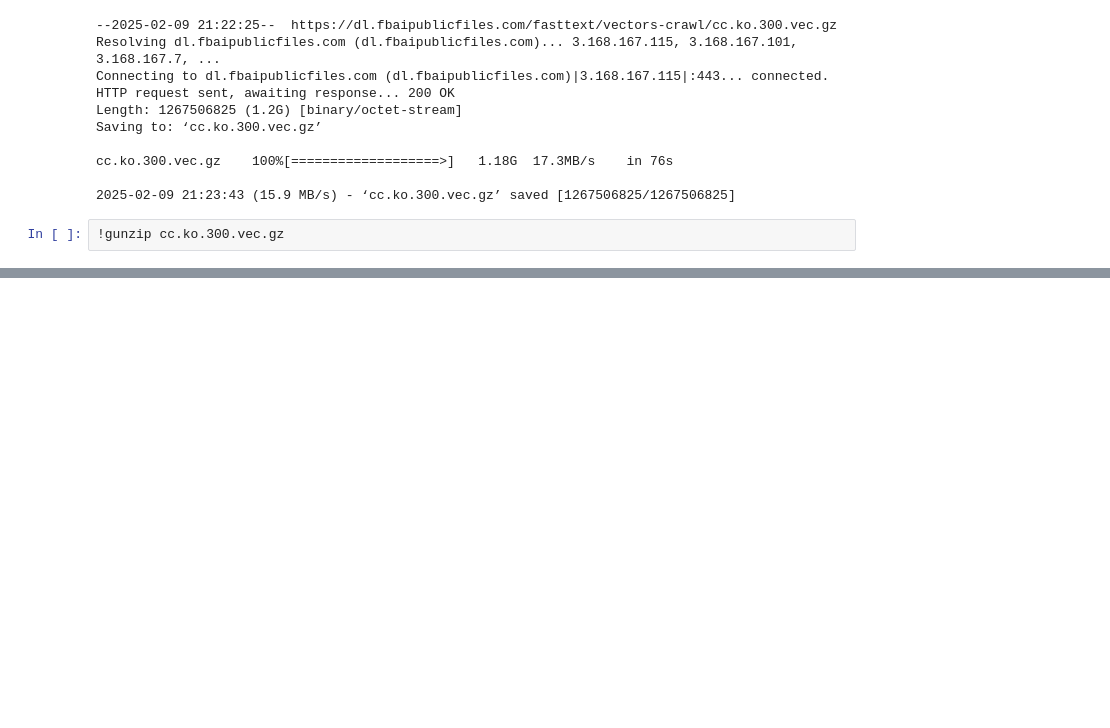
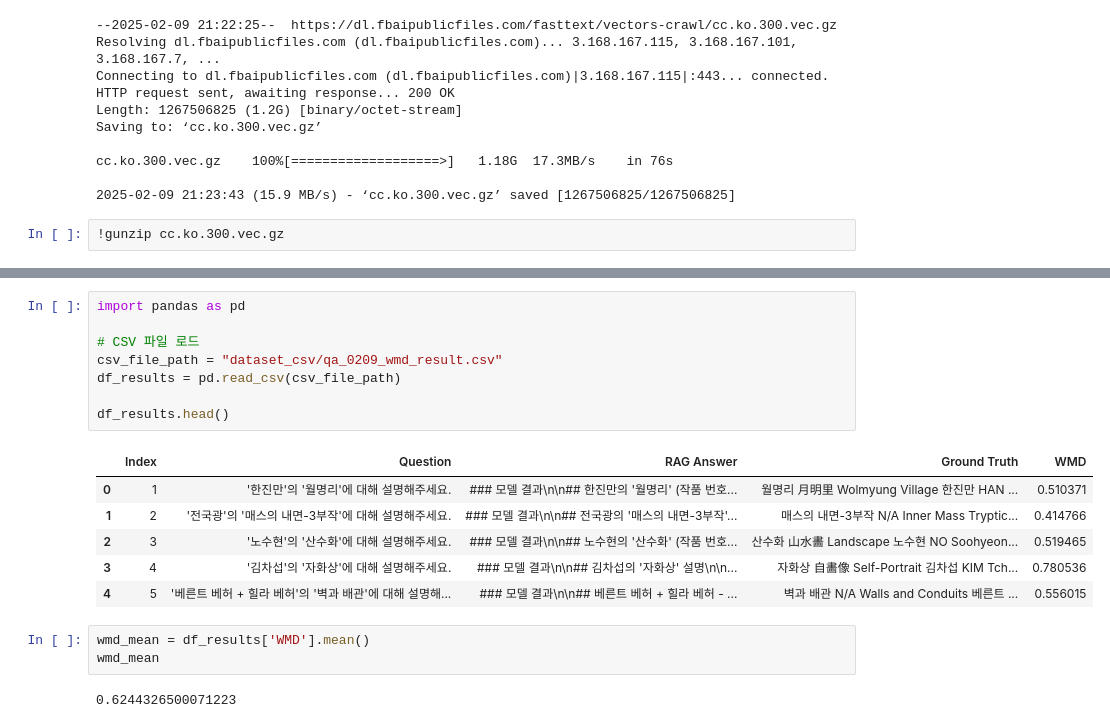
Before and after one commit to Chaerim0626/llm-art-rnd, a Jupyter notebook: eval_dataset.ipynb, the cells around one changed output, grey strips where cells are left out. Saved outputs shown, nothing was run; the diff lists cells and outputs as text; blank space fills up the shorter version.

```diff
--- a/eval_dataset.ipynb
+++ b/eval_dataset.ipynb
@@ -1060,0 +1025,20 @@ NameError: name 'ask_question' is not defined
+# %%
+import pandas as pd
+
+# CSV 파일 로드
+csv_file_path = "dataset_csv/qa_0209_wmd_result.csv"
+df_results = pd.read_csv(csv_file_path)
+
+df_results.head()
+# %% [output]
+|  | Index | Question | RAG Answer | Ground Truth | WMD |
+| 0 | 1 | '한진만'의 '월명리'에 대해 설명해주세요. | ### 모델 결과\n\n## 한진만의 '월명리' (작품 번호... | 월명리 月明里 Wolmyung Village 한진만 HAN ... | 0.510371 |
+| 1 | 2 | '전국광'의 '매스의 내면-3부작'에 대해 설명해주세요. | ### 모델 결과\n\n## 전국광의 '매스의 내면-3부작'... | 매스의 내면-3부작 N/A Inner Mass Tryptic... | 0.414766 |
+| 2 | 3 | '노수현'의 '산수화'에 대해 설명해주세요. | ### 모델 결과\n\n## 노수현의 '산수화' (작품 번호... | 산수화 山水畵 Landscape 노수현 NO Soohyeon... | 0.519465 |
+| 3 | 4 | '김차섭'의 '자화상'에 대해 설명해주세요. | ### 모델 결과\n\n## 김차섭의 '자화상' 설명\n\n... | 자화상 自畵像 Self-Portrait 김차섭 KIM Tch... | 0.780536 |
+| 4 | 5 | '베른트 베허 + 힐라 베허'의 '벽과 배관'에 대해 설명해... | ### 모델 결과\n\n## 베른트 베허 + 힐라 베허 - ... | 벽과 배관 N/A Walls and Conduits 베른트 ... | 0.556015 |
+# %%
+wmd_mean = df_results['WMD'].mean()
+wmd_mean
+# %% [output]
+0.6244326500071223
```
Also changed, not shown: parts of 5 cells of this notebook, 2 other files.
